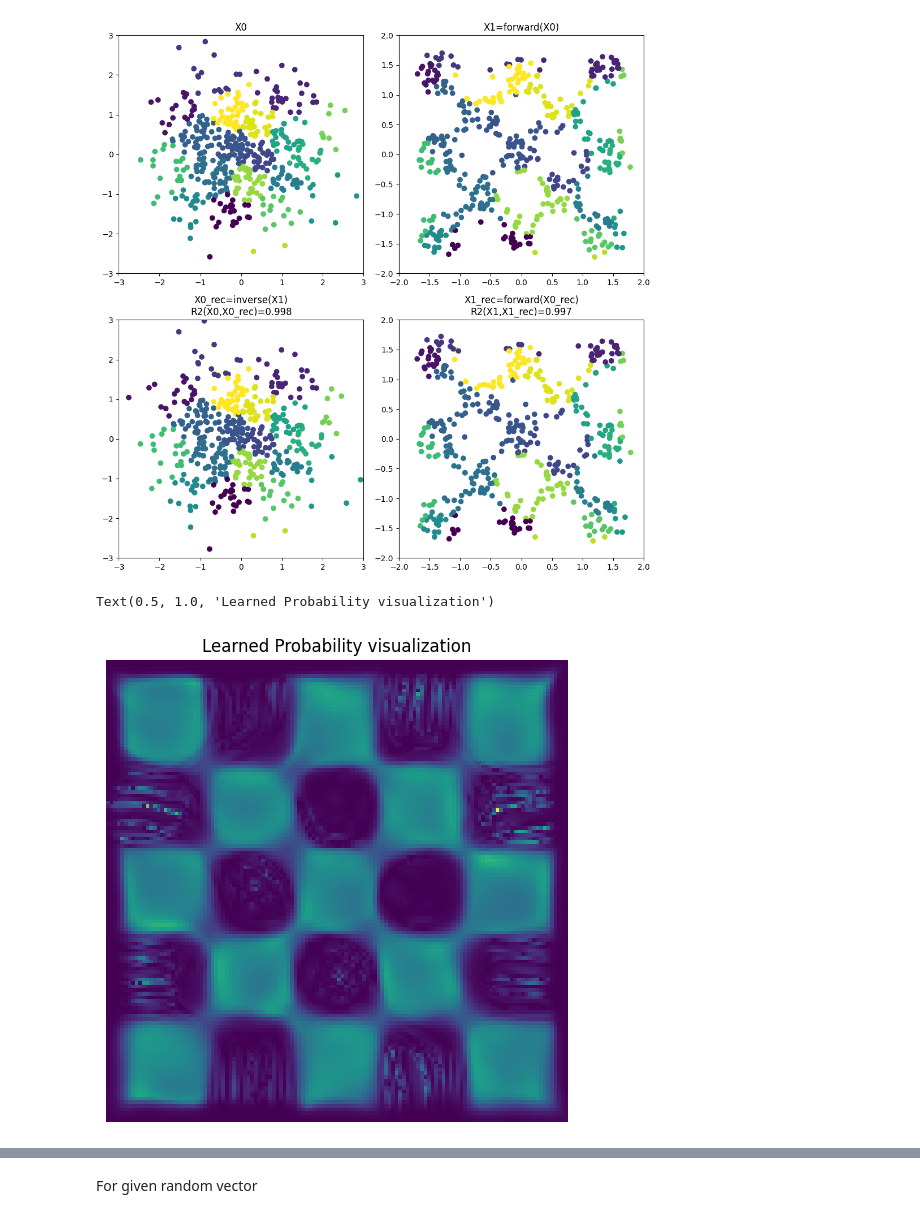
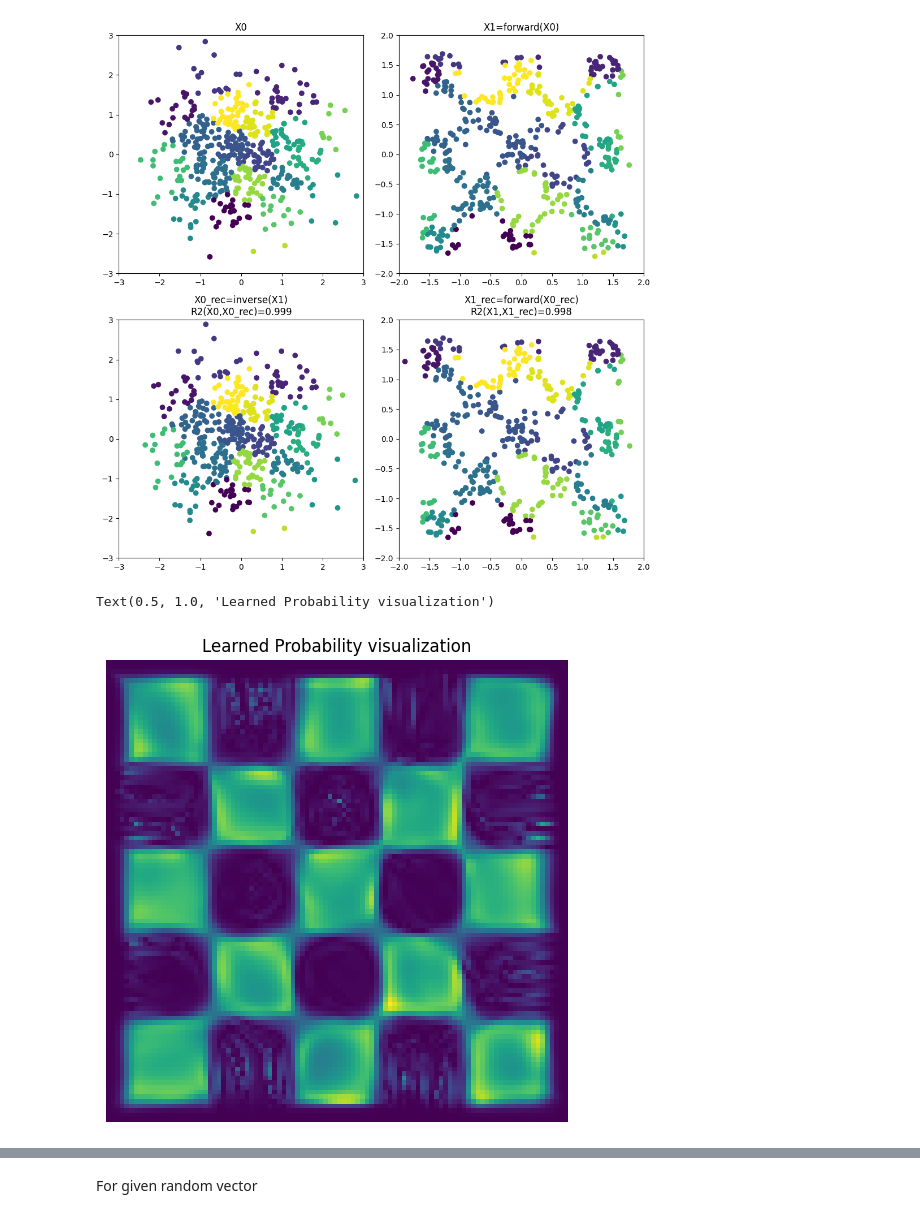
Before and after one commit to Kemsekov/One-Step-Exact-Likelihood-FlowMatching, a Jupyter notebook: checkerboard.ipynb, the cells around one changed output, grey strips where cells are left out. Cells and saved outputs as stored; diff of their text form; code cells hidden in the pictures.

```diff
--- a/checkerboard.ipynb
+++ b/checkerboard.ipynb
@@ -57,7 +57,7 @@ def checkerboard(n, grid_size=4):
     return np.array(X)[np.array(y)==0]
 
 # Generate and plot
-data = checkerboard(12000, grid_size=5)
+data = checkerboard(20000, grid_size=5)
 data = torch.tensor(data).float()
 data-=data.mean()
 data/=data.std()
@@ -289,26 +289,26 @@ plt.title(f"X1_rec=forward(X0_rec)\nR2(X1,X1_rec)={x1_rec_r2:0.3f}")
 
 plt.tight_layout()
 # %% [output]
-[figure, old version]
+[figure, new version]
 # %%
-X = torch.linspace(-1.8,1.8,128)
-Y = torch.linspace(-1.8,1.8,128)
+X = torch.linspace(-1.8,1.8,100)
+Y = torch.linspace(-1.8,1.8,100)
 grid = torch.stack(torch.meshgrid([X,Y],indexing="ij"),-1)
 
 model = fm
 
 with torch.no_grad():
     x = grid.view(-1,2)
-    probs = model.log_prob(x,random_directions=4,eps=0.001).view(grid.shape[:-1])
+    probs = model.log_prob(x,eps=0.01).view(grid.shape[:-1])
 
 
 plt.figure(figsize=(6,6))
 plt.imshow((probs.T).sigmoid())
 plt.axis('off')
 plt.title("Learned Probability visualization")
 # %% [output]
 Text(0.5, 1.0, 'Learned Probability visualization')
-[figure, old version]
+[figure, new version]
 # %%
 x0 = 0
 x1 = 0.7
```
Also changed, not shown: parts of 13 cells of this notebook, 3 other files.
